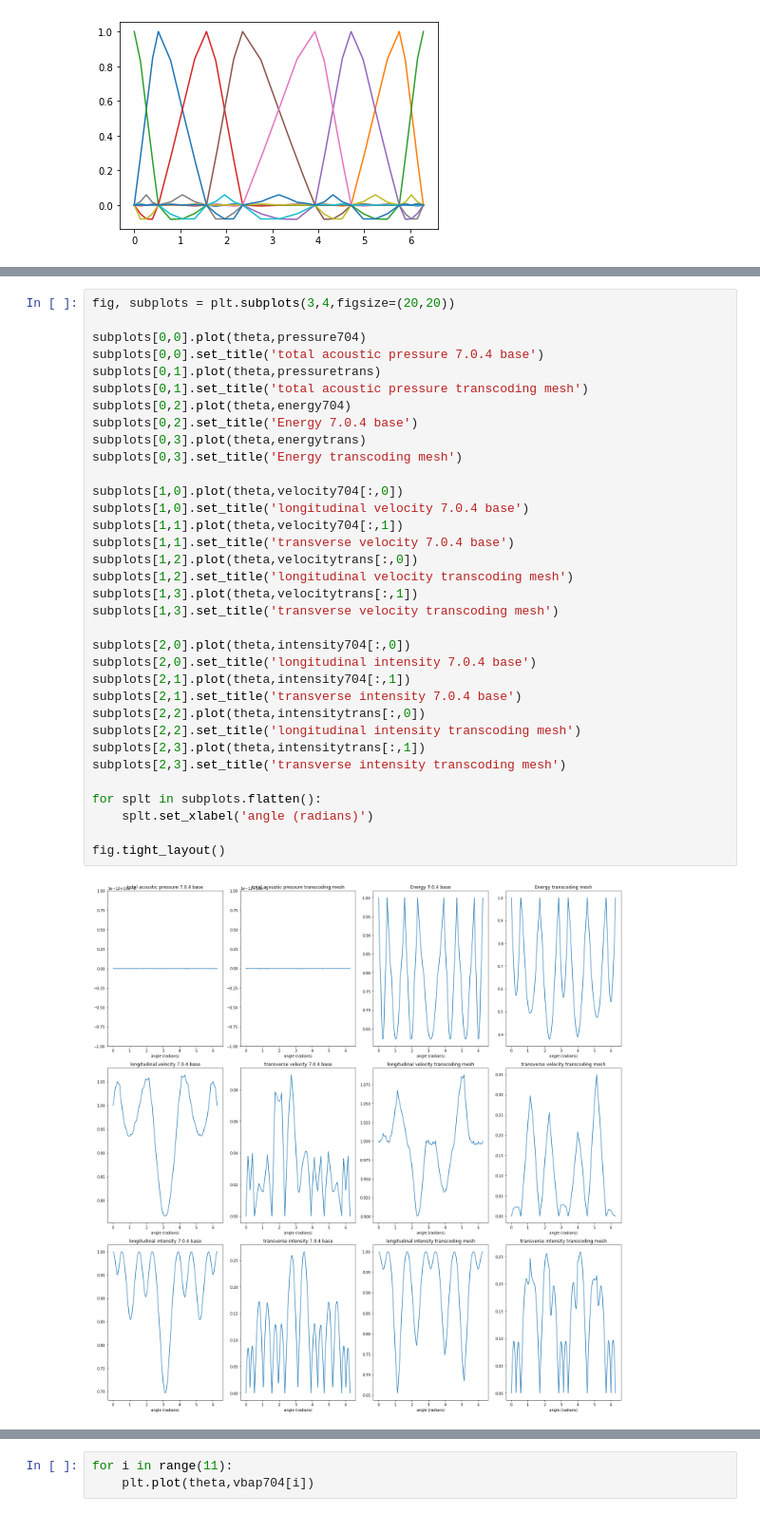
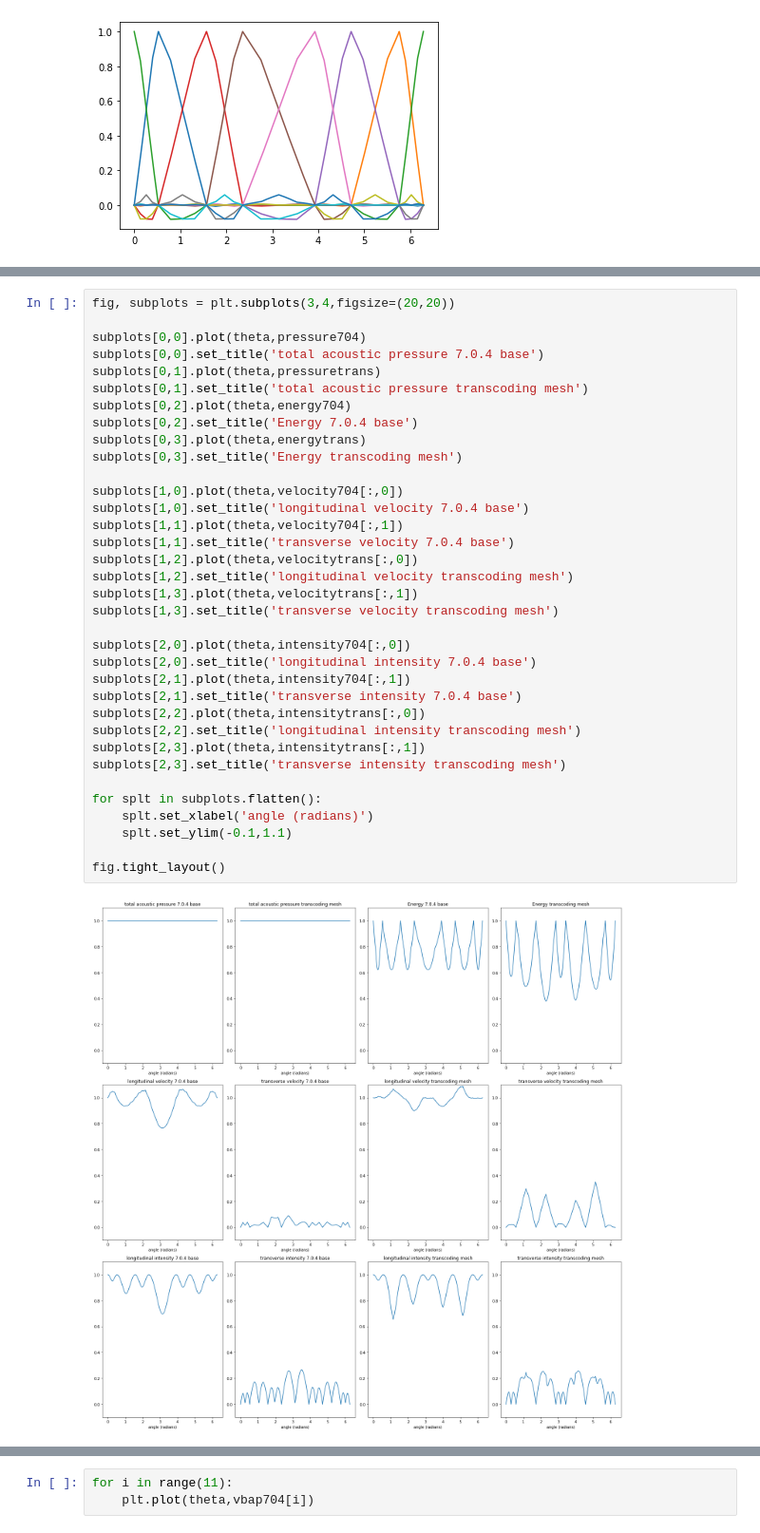
Before and after one commit to SamuelNarvaez/SWF, a Jupyter notebook: Evaluation.ipynb, the cells around one changed output, grey strips where cells are left out. Shown at 95% size. Drawn from its saved outputs; the diff is of its cells as text.

Commit message:
all graphs done for vbap

```diff
--- a/Evaluation.ipynb
+++ b/Evaluation.ipynb
@@ -62,34 +67,35 @@ subplots[0,0].set_title('total acoustic pressure 7.0.4 base')
 subplots[0,1].plot(theta,pressuretrans)
 subplots[0,1].set_title('total acoustic pressure transcoding mesh')
 subplots[0,2].plot(theta,energy704)
 subplots[0,2].set_title('Energy 7.0.4 base')
 subplots[0,3].plot(theta,energytrans)
 subplots[0,3].set_title('Energy transcoding mesh')
 
 subplots[1,0].plot(theta,velocity704[:,0])
 subplots[1,0].set_title('longitudinal velocity 7.0.4 base')
 subplots[1,1].plot(theta,velocity704[:,1])
 subplots[1,1].set_title('transverse velocity 7.0.4 base')
 subplots[1,2].plot(theta,velocitytrans[:,0])
 subplots[1,2].set_title('longitudinal velocity transcoding mesh')
 subplots[1,3].plot(theta,velocitytrans[:,1])
 subplots[1,3].set_title('transverse velocity transcoding mesh')
 
 subplots[2,0].plot(theta,intensity704[:,0])
 subplots[2,0].set_title('longitudinal intensity 7.0.4 base')
 subplots[2,1].plot(theta,intensity704[:,1])
 subplots[2,1].set_title('transverse intensity 7.0.4 base')
 subplots[2,2].plot(theta,intensitytrans[:,0])
 subplots[2,2].set_title('longitudinal intensity transcoding mesh')
 subplots[2,3].plot(theta,intensitytrans[:,1])
 subplots[2,3].set_title('transverse intensity transcoding mesh')
 
 for splt in subplots.flatten():
     splt.set_xlabel('angle (radians)')
+    splt.set_ylim(-0.1,1.1)
 
 fig.tight_layout()
 # %% [output]
-[figure, old version]
+[figure, new version]
 # %%
 def VBAP(loc,mesh):
         '''
```
Also changed, not shown: parts of 7 cells of this notebook.
